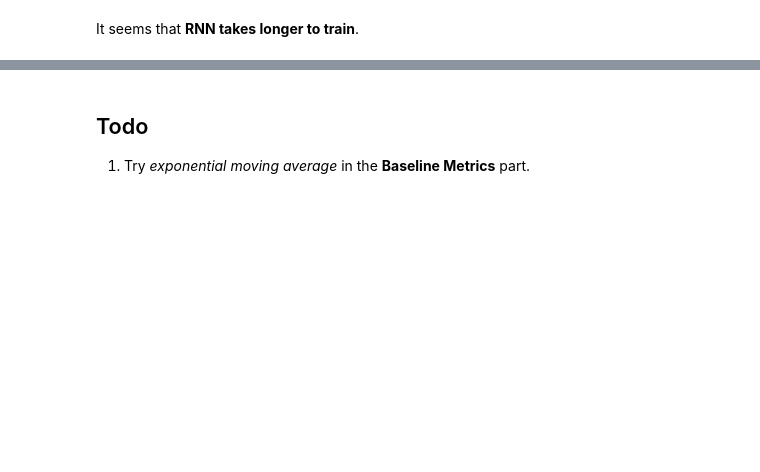
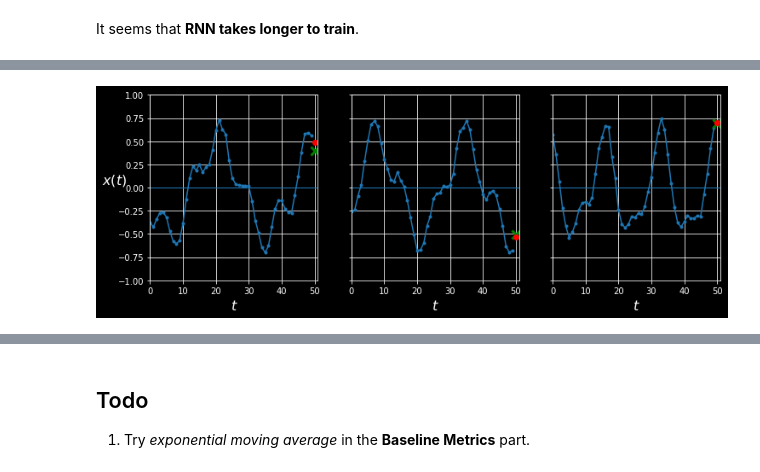
Before and after one commit to phunc20/homl, a Jupyter notebook: 2e/15-sequences_by_RNNs_and_CNNs/01_forecasting_time_series.ipynb, the cells around one changed output, grey strips where cells are left out. Saved outputs shown, nothing was run; the diff lists cells and outputs as text; code cells hidden in the pictures; blank space fills up the shorter version.

```diff
--- a/2e/15-sequences_by_RNNs_and_CNNs/01_forecasting_time_series.ipynb
+++ b/2e/15-sequences_by_RNNs_and_CNNs/01_forecasting_time_series.ipynb
@@ -184,2 +192,8 @@ mean_squared_error(y_valid, y_pred)
+# %%
+fig, axes = plt.subplots(nrows=1, ncols=3, sharey=True, figsize=(12, 4))
+for col in range(3):
+    plt.sca(axes[col])
+    plot_series(X_valid[col, :, 0], y=y_valid[col, 0], y_pred=y_pred[col],
+                y_label=("$x(t)$" if col==0 else None))
 # %% [markdown]
 ## The simplest possible RNN
@@ -209,7 +227,0 @@ import tensorflow as tf
-# %%
-%%time
-np.random.seed(42)
-tf.random.set_seed(42)
-
-model.compile(optimizer="adam", loss="mse")
-model.fit(X_train, y_train, epochs=20, verbose=0);
@@ -234,0 +230,8 @@ model.evaluate(X_valid, y_valid)
+# %%
+y_pred = model.predict(X_valid)
+
+fig, axes = plt.subplots(nrows=1, ncols=3, sharey=True, figsize=(12, 4))
+for col in range(3):
+    plt.sca(axes[col])
+    plot_series(X_valid[col, :, 0], y=y_valid[col, 0], y_pred=y_pred[col],
+                y_label=("$x(t)$" if col==0 else None))
@@ -234,0 +240,14 @@ model.evaluate(X_valid, y_valid)
+# %%
+%%time
+np.random.seed(42)
+tf.random.set_seed(42)
+
+model = keras.models.Sequential([
+    keras.layers.SimpleRNN(20, return_sequences=True, input_shape=(None, 1)),
+    keras.layers.SimpleRNN(20, return_sequences=True),
+    keras.layers.SimpleRNN(1),
+])
+optimizer = keras.optimizers.Adam(lr=0.005)
+#model.compile(optimizer="adam", loss="mse")
+model.compile(optimizer=optimizer, loss="mse")
+model.fit(X_train, y_train, epochs=20, verbose=0);
@@ -234,0 +263,10 @@ model.evaluate(X_valid, y_valid)
+# %%
+y_pred = model.predict(X_valid)
+
+fig, axes = plt.subplots(nrows=1, ncols=3, sharey=True, figsize=(12, 4))
+for col in range(3):
+    plt.sca(axes[col])
+    plot_series(X_valid[col, :, 0], y=y_valid[col, 0], y_pred=y_pred[col],
+                y_label=("$x(t)$" if col==0 else None))
+# %% [output]
+[figure, added]
```
Also changed, not shown: parts of 49 cells of this notebook.
